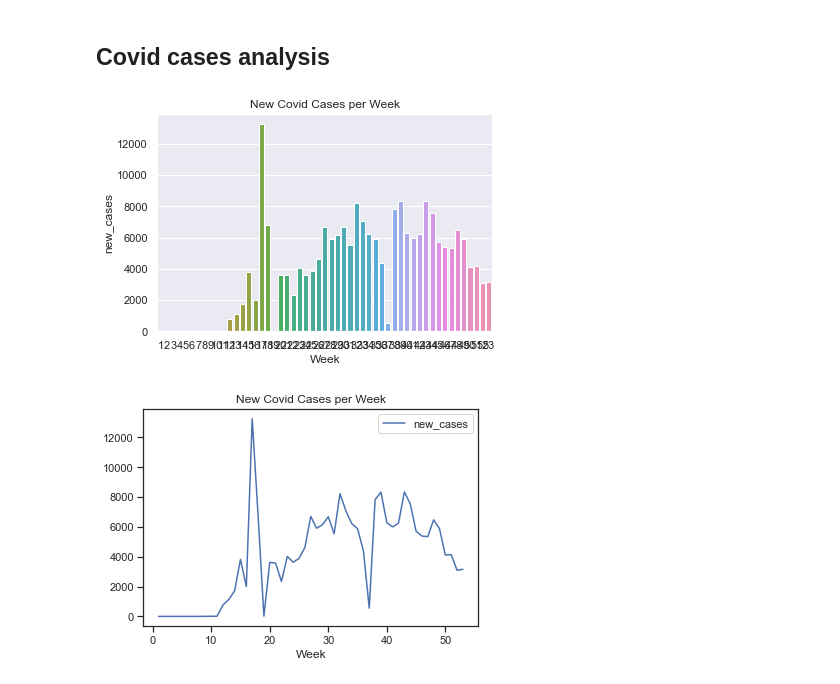
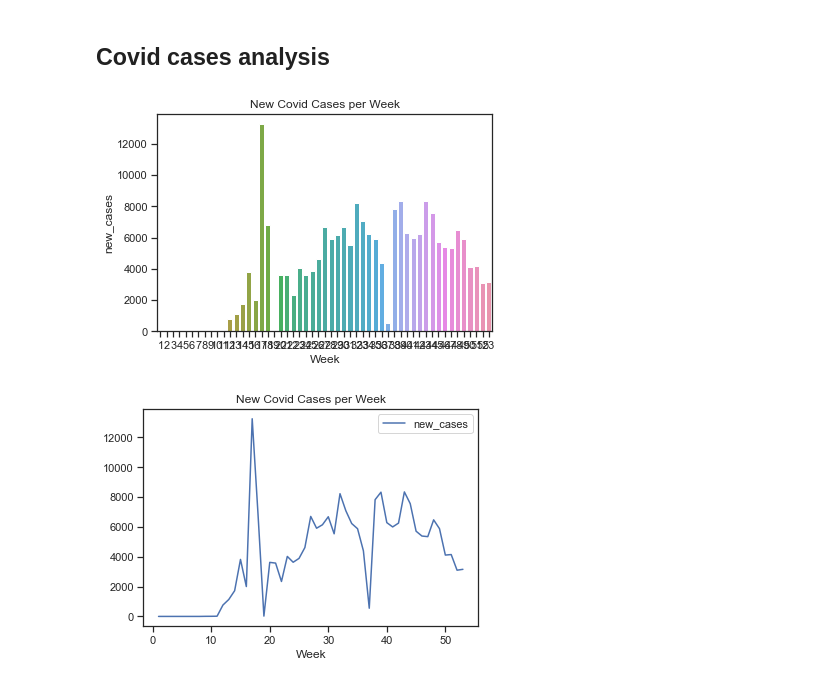
Before and after one commit to RafaelGFernandez01/first_project-, a Jupyter notebook: first-project .ipynb, the cells around one changed output. Drawn from its saved outputs; the diff is of its cells as text; code cells hidden in the pictures.

```diff
--- a/first-project .ipynb
+++ b/first-project .ipynb
@@ -270,13 +254,14 @@ total_unified_df.head(20)
 # %%
 # cases per week
 sns.barplot(x=total_unified_df["Week"], y=total_unified_df["new_cases"])
 
-pd.set_option('max_columns', 52)
+pd.set_option('max_columns', 53)
 pd.set_option('max_rows', 10)
 sns.set(style="ticks")
+
 plt.title('New Covid Cases per Week');
 # %% [output]
-[figure, old version]
+[figure, new version]
 # %%
 total_unified_df.plot.line(x='Week', y='new_cases')
 plt.title('New Covid Cases per Week');
```
Also changed, not shown: parts of 5 cells of this notebook, 1 other file.
